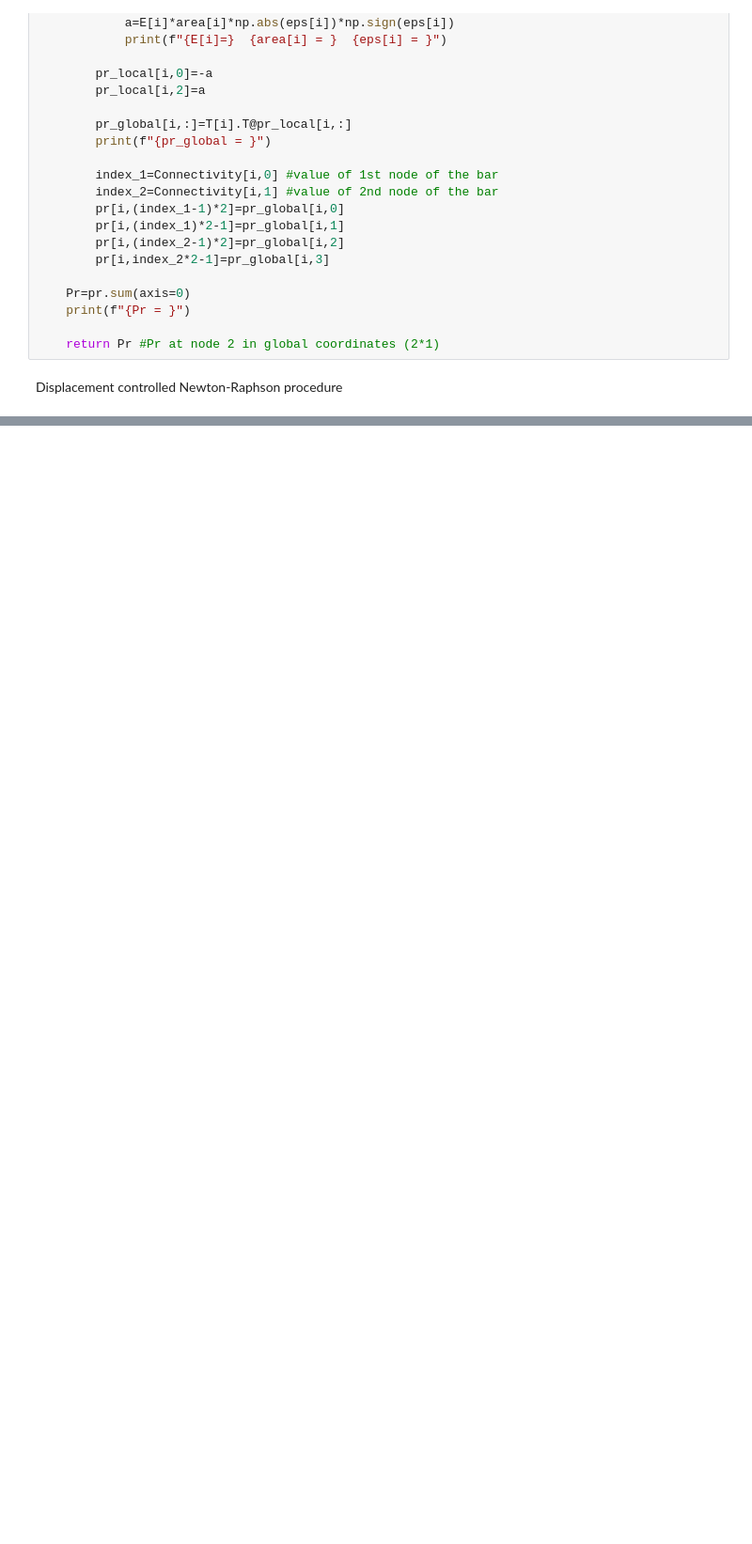
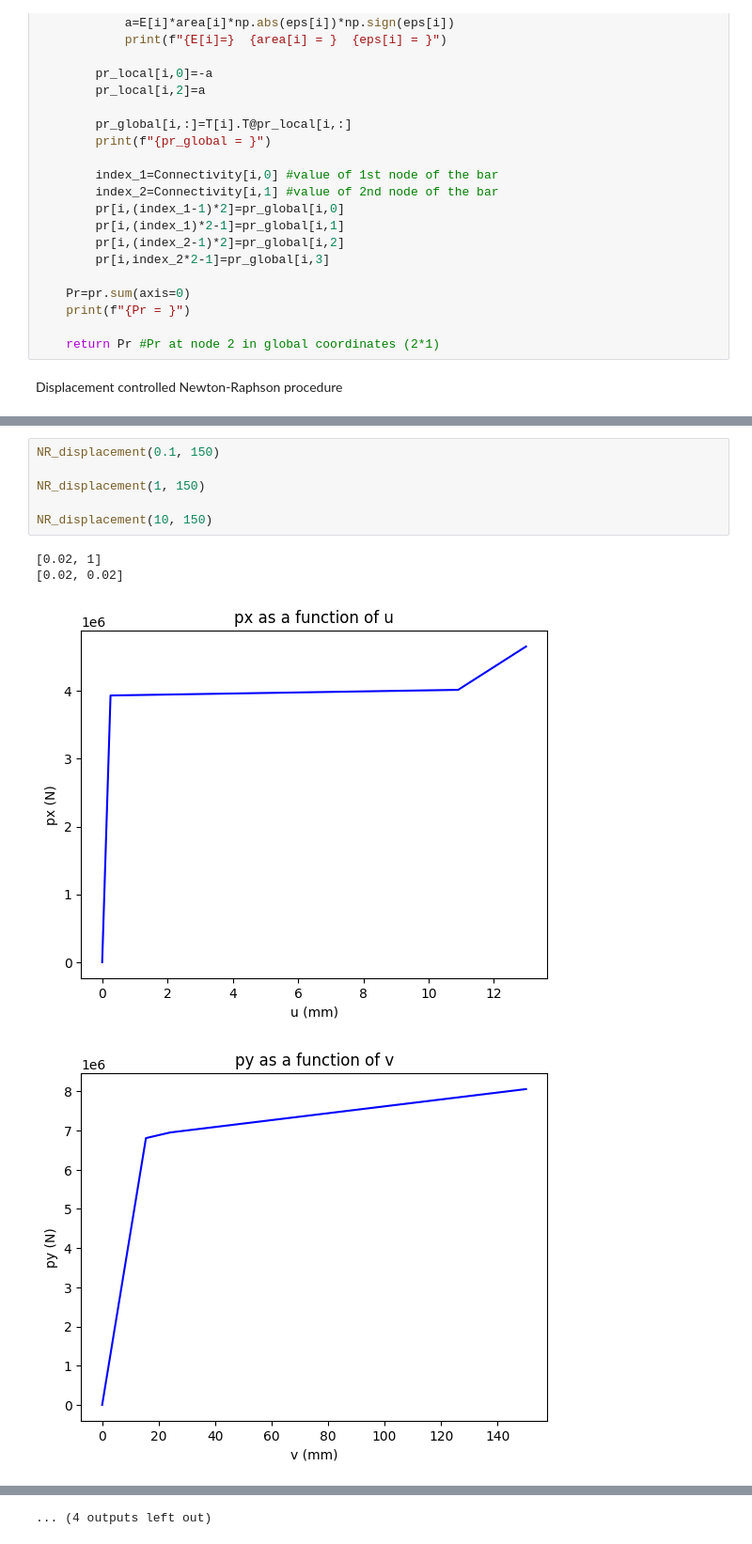
Before and after one commit to LaureToullier/Non-Linear-Analysis, a Jupyter notebook: ASSIGNMENT 2/NLA_Hwk2_PartC_Engler_Toullier.ipynb, the cells around one changed output, grey strips where cells are left out. Shown at 94% size. Cells and saved outputs as stored; diff of their text form; blank space fills up the shorter version.

```diff
--- a/ASSIGNMENT 2/NLA_Hwk2_PartC_Engler_Toullier.ipynb
+++ b/ASSIGNMENT 2/NLA_Hwk2_PartC_Engler_Toullier.ipynb
@@ -532,0 +477,11 @@ NR_displacement(0.1, 150)
+# %%
+NR_displacement(0.1, 150)
+
+NR_displacement(1, 150)
+
+NR_displacement(10, 150)
+# %% [output]
+[0.02, 1]
+[0.02, 0.02]
+[figure, added]
+[figure, added]
@@ -532,0 +505 @@ NR_displacement(0.1, 150)
+... (4 outputs left out)
```
Also changed, not shown: parts of 5 cells of this notebook.
